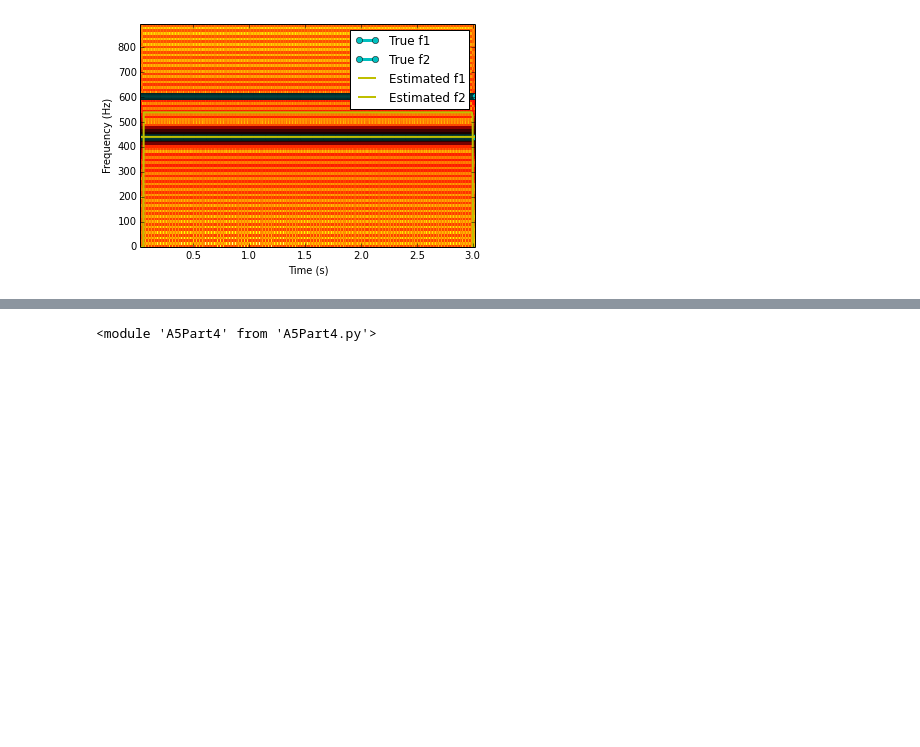
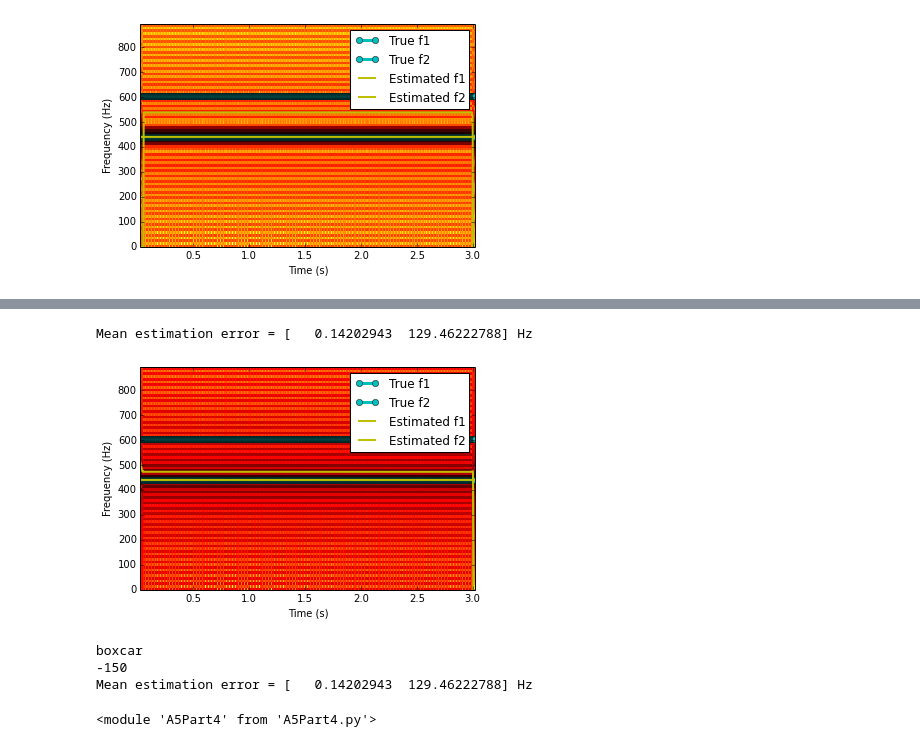
Before and after one commit to wcyuan/asp-class, a Jupyter notebook: notebook/asp-class A5.ipynb, the cells around one changed output, grey strips where cells are left out. Saved outputs shown, nothing was run; the diff lists cells and outputs as text; code cells hidden in the pictures; blank space fills up the shorter version.

```diff
--- a/notebook/asp-class A5.ipynb
+++ b/notebook/asp-class A5.ipynb
@@ -152,3 +170,19 @@ Mean estimation error = [  2.66227857e-02   6.42624801e+01] Hz
+# %%
+(w, t, ts, fEst, fTrue) = A5Part3.mainlobeTracker(window='boxcar', t=-1000)
+# %% [output]
+Mean estimation error = [   0.14202943  129.46222788] Hz
+[figure, added]
+# %%
+for window in ['boxcar', 'triang', 'blackman', 'hamming', 'hann', 'blartlett',
+               'parzen', 'bohman', 'blackmanharris', 'nuttall', 'barthann']:
+    for t in (-150, -80, -20):
+        print window
+        print t
+        (w, t, ts, fEst, fTrue) = A5Part3.mainlobeTracker(window=window, t=t)
+# %% [output]
+boxcar
+-150
+Mean estimation error = [   0.14202943  129.46222788] Hz
 # %%
 import scipy.signal
 # %%
```
Also changed, not shown: parts of 4 cells of this notebook, 1 other file.
